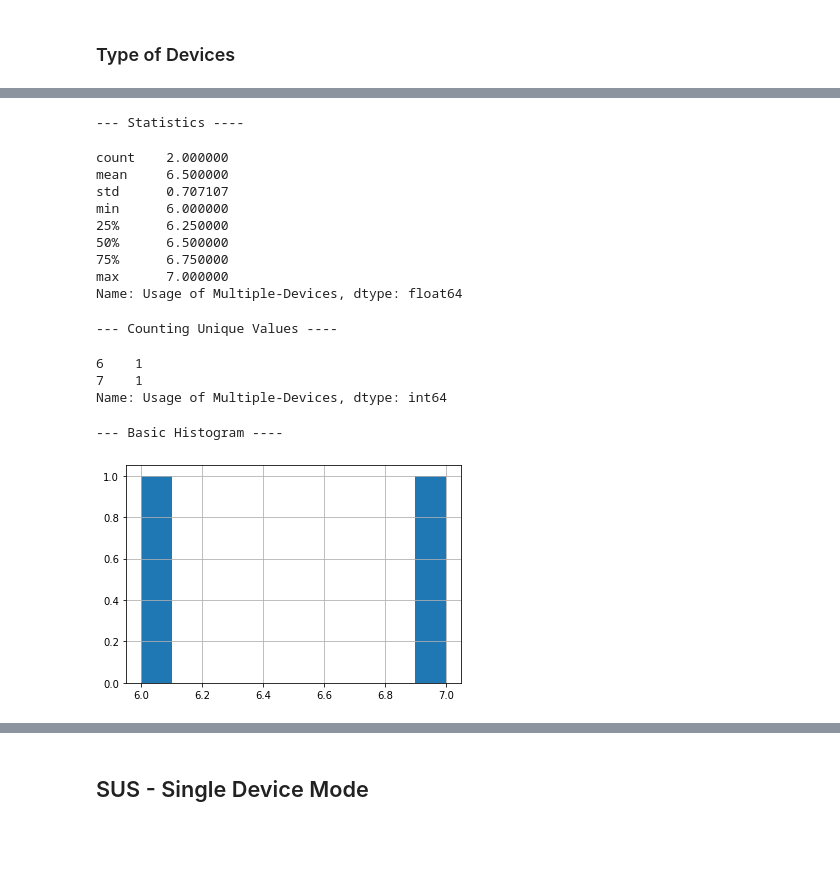
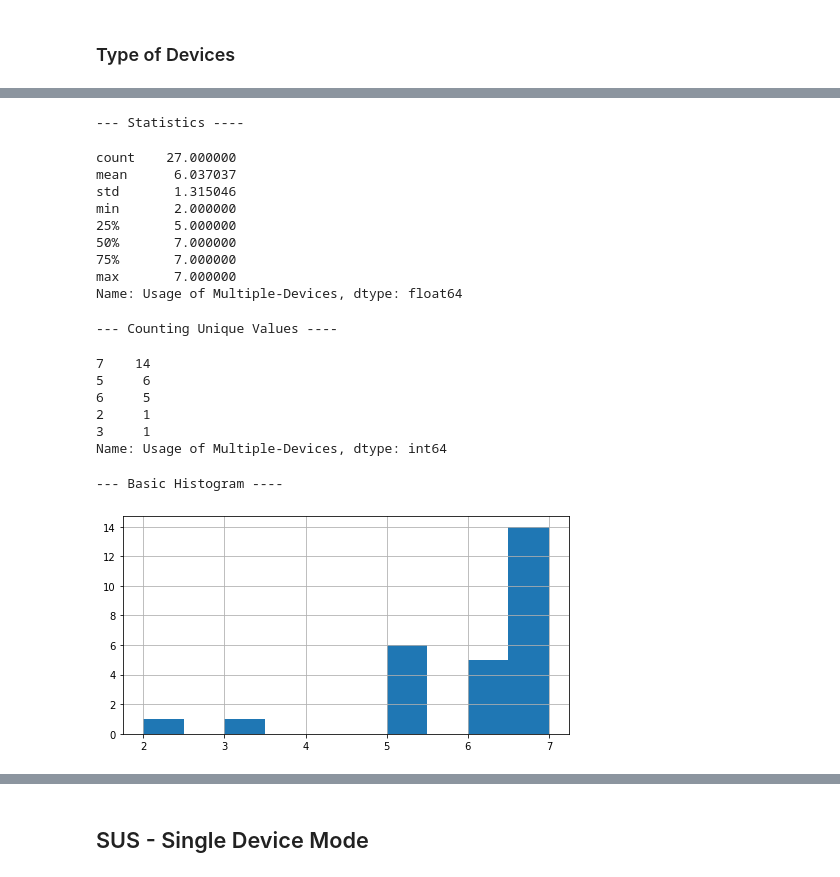
Before and after one commit to YanuX-Framework/YanuX-Cruncher, a Jupyter notebook: JuxtBoardUserStudy.ipynb, the cells around one changed output, grey strips where cells are left out. Cells and saved outputs as stored; diff of their text form; code cells hidden in the pictures; blank space fills up the shorter version.

```diff
--- a/JuxtBoardUserStudy.ipynb
+++ b/JuxtBoardUserStudy.ipynb
@@ -9,13 +11,15 @@ import matplotlib.pyplot as plt
 # %% [markdown]
 ## Helper Functions
 # %%
-def print_stats(data):
+def print_stats(data, hist_bins=10, hist_size=(8,4)):
     print('--- Statistics ----')
     display(data.describe())
+    print('\n')
     print('--- Counting Unique Values ----')
     display(data.value_counts())
+    print('\n')
     print('--- Basic Histogram ----')
-    data.hist()
+    data.hist(bins=hist_bins, figsize=hist_size)
     plt.show()
 
 def calculate_sus(data):
@@ -28,10 +32,13 @@ def calculate_sus(data):
     data['Score'] = data.iloc[:,0:10].sum(axis=1)
     data['Score 100'] = data['Score'] * (100/60)
     return data
+
+def confidence_interval_t(data, confidence_level=0.95):
+    return stats.t.interval(confidence_level, data.count()-1, data.mean(), data.sem())
 # %% [markdown]
 ## Load Excel
 # %%
-data = pd.read_excel('data/juxtboard/questionnaire-responses.xlsx', sheet_name=None)
+data = pd.read_excel('data/juxtboard/juxtboard-questionnaire-responses.xlsx', sheet_name=None)
 # %% [markdown]
 ## Basic Data
 # %%
@@ -163,21 +185,27 @@ Name: Type of Devices, dtype: int64
 # %%
-data_basic_education = data_basic['Usage of Multiple-Devices']
-print_stats(data_basic_education)
+data_basic_usage_multiple_devices = data_basic['Usage of Multiple-Devices']
+print_stats(data_basic_usage_multiple_devices)
+
+#print('Population Standard Deviation:')
+#print(data_basic_usage_multiple_devices.std(ddof=0))
 # %% [output]
 --- Statistics ----
-count    2.000000
-mean     6.500000
-std      0.707107
-min      6.000000
-25%      6.250000
-50%      6.500000
-75%      6.750000
-max      7.000000
+count    27.000000
+mean      6.037037
+std       1.315046
+min       2.000000
+25%       5.000000
+50%       7.000000
+75%       7.000000
+max       7.000000
 Name: Usage of Multiple-Devices, dtype: float64
 --- Counting Unique Values ----
-6    1
-7    1
+7    14
+5     6
+6     5
+2     1
+3     1
 Name: Usage of Multiple-Devices, dtype: int64
 --- Basic Histogram ----
-[figure, old version]
+[figure, new version]
 # %%
```
Also changed, not shown: parts of 79 cells of this notebook, 3 other files.
